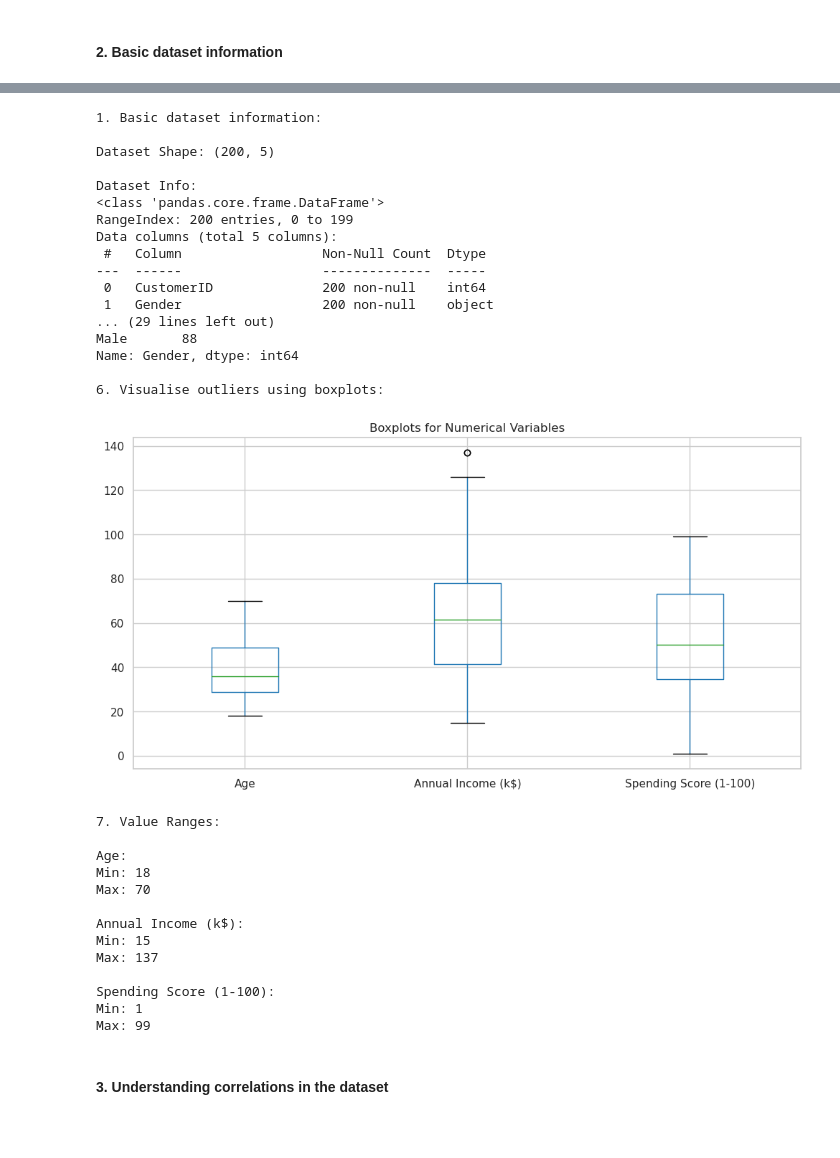
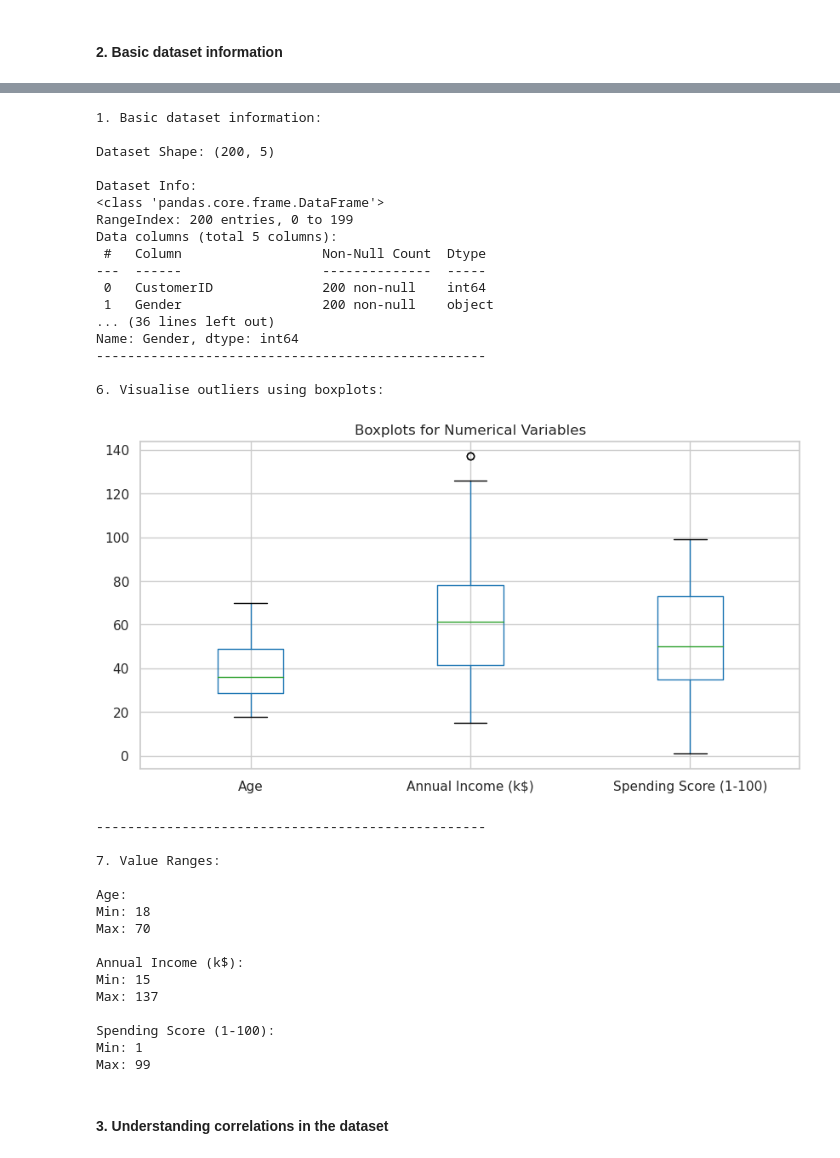
Before and after one commit to zey-2/sctp-dsai-1.3-coaching, a Jupyter notebook: notebook/1.3-coaching-assignment.ipynb, the cells around one changed output, grey strips where cells are left out. Drawn from its saved outputs; the diff is of its cells as text; code cells hidden in the pictures; blank space fills up the shorter version.

```diff
--- a/notebook/1.3-coaching-assignment.ipynb
+++ b/notebook/1.3-coaching-assignment.ipynb
@@ -48,52 +48,63 @@ print("\nDataset Info:")
 data.info()
 
 # 2. Check for missing values
+print("-" * 50)
 print("\n2. Missing Values:")
 print(data.isnull().sum())
 
 # 3. Check for duplicates
+print("-" * 50)
 print("\n3. Number of duplicates:", data.duplicated().sum())
 
 # 4. Basic statistics for numerical columns
-print("\n4. Basic Statistics:")
+print("-" * 50)
+print("\n4. Basic Statistics (Numerical Columns):")
 print(data.describe())
 
 # 5. Value counts for categorical columns
-print("\n5. Gender Distribution:")
-print(data['Gender'].value_counts())
+print("-" * 50)
+print("\n5. Categorical Columns Distribution:")
+# Automatically identify categorical columns
+for col in data.select_dtypes(include=['object', 'category']).columns:
+    print(f"\n{col} Distribution:")
+    print(data[col].value_counts())
 
 # 6. Check for outliers using boxplots
+print("-" * 50)
 print("\n6. Visualise outliers using boxplots:")
-plt.figure(figsize=(12, 6))
+plt.figure(figsize=(10, 5))
 data.boxplot(column=['Age', 'Annual Income (k$)', 'Spending Score (1-100)'])
 plt.title('Boxplots for Numerical Variables')
 plt.show()
 
 # 7. Check value ranges
+print("-" * 50)
 print("\n7. Value Ranges:")
 for column in ['Age', 'Annual Income (k$)', 'Spending Score (1-100)']:
     print(f"\n{column}:")
     print(f"Min: {data[column].min()}")
     print(f"Max: {data[column].max()}")
 # %% [output]
 1. Basic dataset information:
 
 Dataset Shape: (200, 5)
 
 Dataset Info:
 <class 'pandas.core.frame.DataFrame'>
 RangeIndex: 200 entries, 0 to 199
 Data columns (total 5 columns):
  #   Column                  Non-Null Count  Dtype
 ---  ------                  --------------  -----
  0   CustomerID              200 non-null    int64
  1   Gender                  200 non-null    object
-... (29 lines left out)
-Male       88
+... (36 lines left out)
 Name: Gender, dtype: int64
+--------------------------------------------------
 
 6. Visualise outliers using boxplots:
-[figure, old version]
+[figure, new version]
+--------------------------------------------------
+
 7. Value Ranges:
 
 Age:
```
Also changed, not shown: parts of 5 cells of this notebook.
